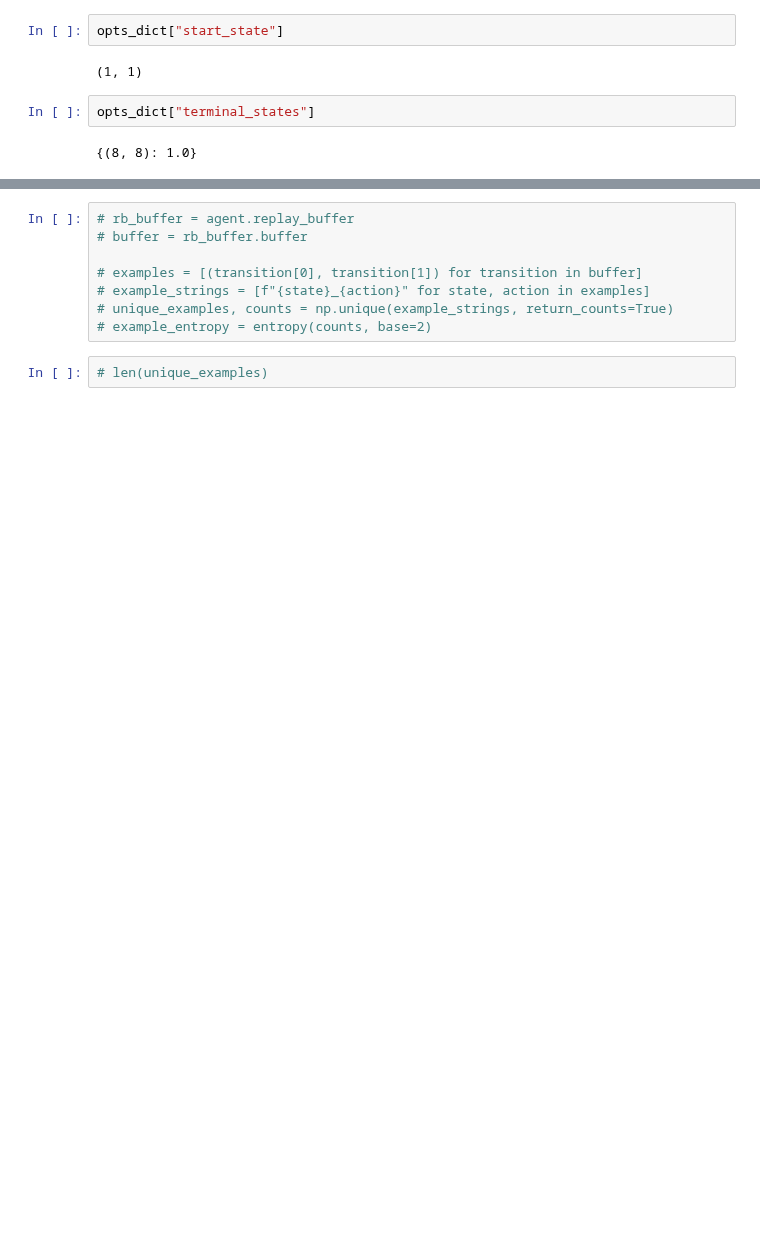
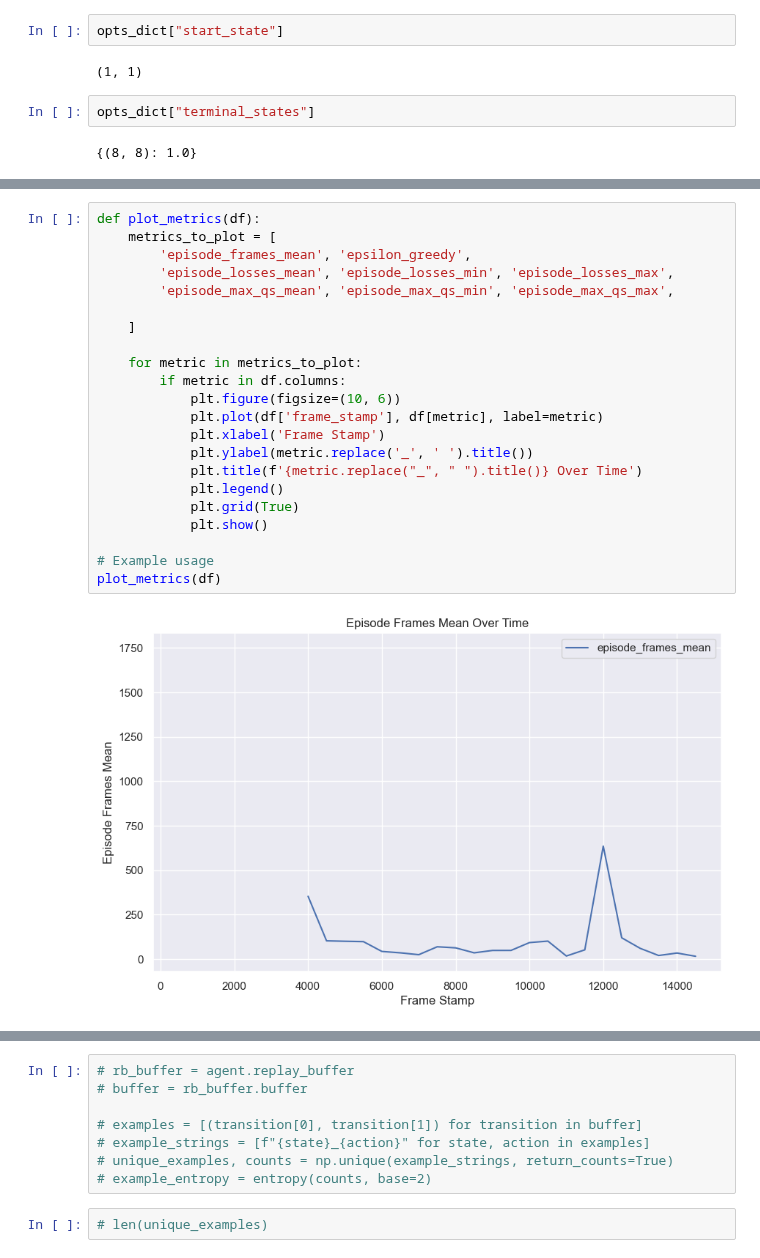
Before and after one commit to mariusdgm/phd-research, a Jupyter notebook: experiments/dqn/check_experiment.ipynb, the cells around one changed output, grey strips where cells are left out. Drawn from its saved outputs; the diff is of its cells as text; blank space fills up the shorter version.

```diff
--- a/experiments/dqn/check_experiment.ipynb
+++ b/experiments/dqn/check_experiment.ipynb
@@ -274,0 +429,24 @@ agent.training_stats
+# %%
+def plot_metrics(df):
+    metrics_to_plot = [
+        'episode_frames_mean', 'epsilon_greedy',
+        'episode_losses_mean', 'episode_losses_min', 'episode_losses_max',
+        'episode_max_qs_mean', 'episode_max_qs_min', 'episode_max_qs_max',
+
+    ]
+
+    for metric in metrics_to_plot:
+        if metric in df.columns:
+            plt.figure(figsize=(10, 6))
+            plt.plot(df['frame_stamp'], df[metric], label=metric)
+            plt.xlabel('Frame Stamp')
+            plt.ylabel(metric.replace('_', ' ').title())
+            plt.title(f'{metric.replace("_", " ").title()} Over Time')
+            plt.legend()
+            plt.grid(True)
+            plt.show()
+
+# Example usage
+plot_metrics(df)
+# %% [output]
+[figure, added]
```
Also changed, not shown: parts of 19 cells of this notebook, 4 other files.
